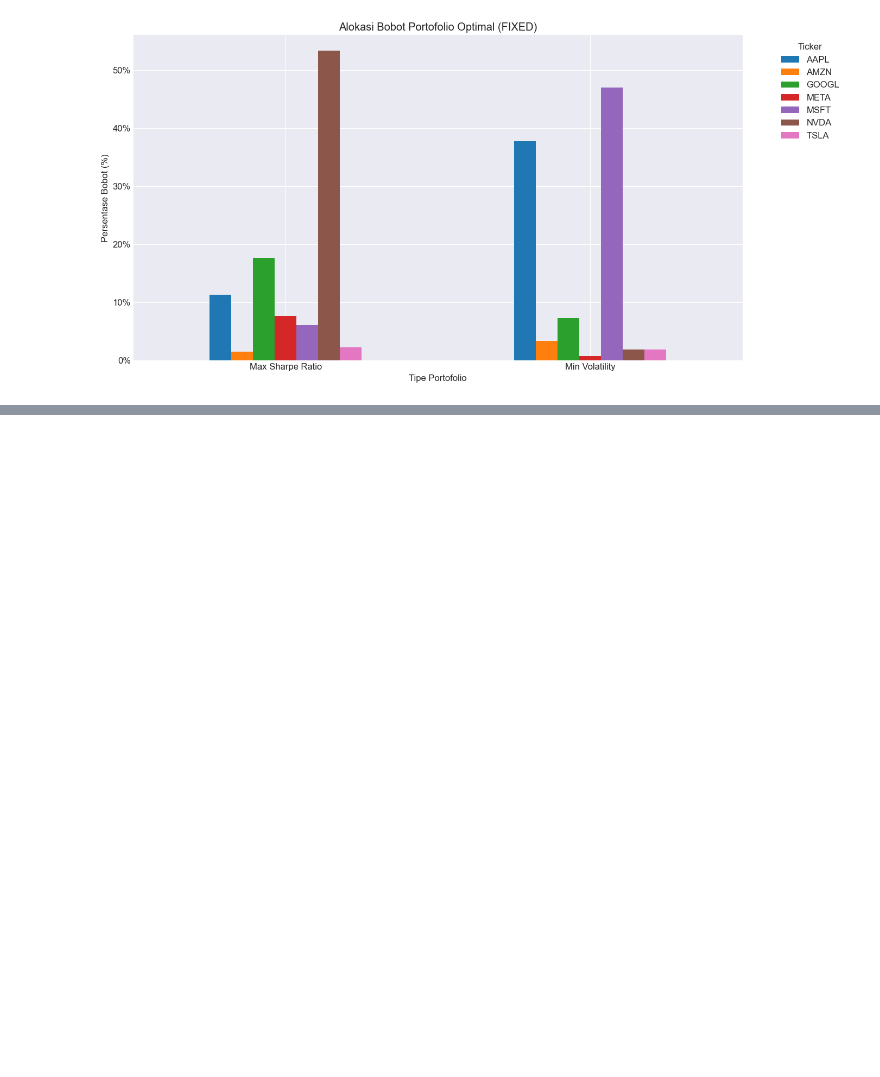
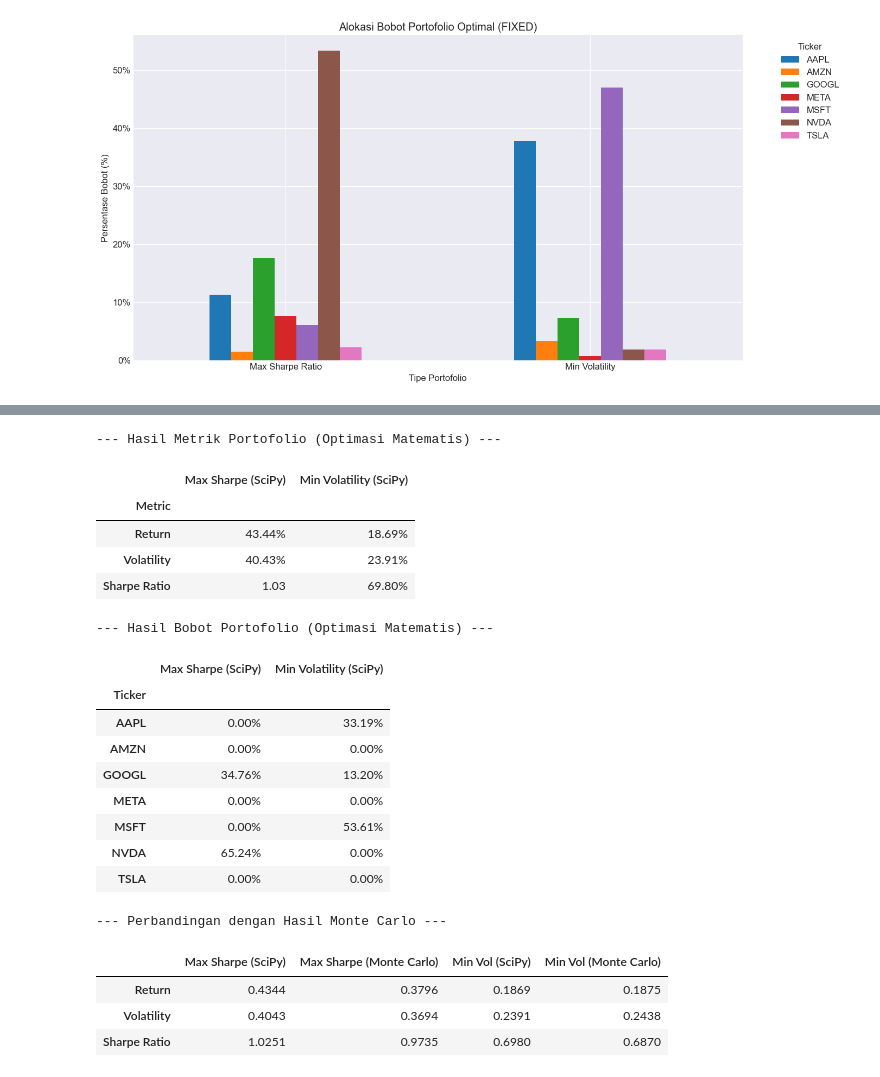
Before and after one commit to mrraihan29/quant-portfolio-analysis, a Jupyter notebook: 01_Portfolio_Analysis.ipynb, the cells around one changed output, grey strips where cells are left out. Drawn from its saved outputs; the diff is of its cells as text; code cells hidden in the pictures; blank space fills up the shorter version.

Commit message:
Feat: Complete mathematical optimization using SciPy. Identify optimal Sharpe and MinVol portfolios.

```diff
--- a/01_Portfolio_Analysis.ipynb
+++ b/01_Portfolio_Analysis.ipynb
@@ -745,0 +857,73 @@ Alokasi Bobot Portofolio Optimal (FIXED):
+# %%
+# Ekstrak bobot optimal dari hasil
+opt_sharpe_weights = opt_sharpe_result.x
+opt_vol_weights = opt_vol_result.x
+
+# Dapatkan metrik untuk portofolio hasil optimasi
+opt_sharpe_metrics = get_portfolio_metrics(opt_sharpe_weights, mu, Sigma, RISK_FREE_RATE)
+opt_vol_metrics = get_portfolio_metrics(opt_vol_weights, mu, Sigma, RISK_FREE_RATE)
+
+# Buat DataFrame untuk menampilkan hasil
+opt_results_df = pd.DataFrame({
+    'Metric': ['Return', 'Volatility', 'Sharpe Ratio'],
+    'Max Sharpe (SciPy)': opt_sharpe_metrics,
+    'Min Volatility (SciPy)': opt_vol_metrics
+}).set_index('Metric')
+
+opt_weights_df = pd.DataFrame({
+    'Ticker': correct_order,
+    'Max Sharpe (SciPy)': opt_sharpe_weights,
+    'Min Volatility (SciPy)': opt_vol_weights
+}).set_index('Ticker')
+
+
+# --- Tampilkan Hasil ---
+print("\n--- Hasil Metrik Portofolio (Optimasi Matematis) ---")
+display(opt_results_df.map(lambda x: f"{(x*100):.2f}%" if x < 1 else f"{x:.2f}"))
+
+print("\n--- Hasil Bobot Portofolio (Optimasi Matematis) ---")
+display(opt_weights_df.map(lambda x: f"{(x*100):.2f}%"))
+
+# Bandingkan dengan hasil Monte Carlo kita
+print("\n--- Perbandingan dengan Hasil Monte Carlo ---")
+mc_max_sharpe_metrics = (
+    max_sharpe_port['Return'],
+    max_sharpe_port['Volatility'],
+    max_sharpe_port['SharpeRatio']
+)
+mc_min_vol_metrics = (
+    min_vol_port['Return'],
+    min_vol_port['Volatility'],
+    min_vol_port['SharpeRatio']
+)
+
+comparison_df = pd.DataFrame({
+    'Max Sharpe (SciPy)': opt_sharpe_metrics,
+    'Max Sharpe (Monte Carlo)': mc_max_sharpe_metrics,
+    'Min Vol (SciPy)': opt_vol_metrics,
+    'Min Vol (Monte Carlo)': mc_min_vol_metrics
+}, index=['Return', 'Volatility', 'Sharpe Ratio'])
+
+display(comparison_df.map(lambda x: f"{x:.4f}"))
+# %% [output]
+--- Hasil Metrik Portofolio (Optimasi Matematis) ---
+|  | Max Sharpe (SciPy) | Min Volatility (SciPy) |
+| Metric |  |  |
+| Return | 43.44% | 18.69% |
+| Volatility | 40.43% | 23.91% |
+| Sharpe Ratio | 1.03 | 69.80% |
+--- Hasil Bobot Portofolio (Optimasi Matematis) ---
+|  | Max Sharpe (SciPy) | Min Volatility (SciPy) |
+| Ticker |  |  |
+| AAPL | 0.00% | 33.19% |
+| AMZN | 0.00% | 0.00% |
+| GOOGL | 34.76% | 13.20% |
+| META | 0.00% | 0.00% |
+| MSFT | 0.00% | 53.61% |
+| NVDA | 65.24% | 0.00% |
+| TSLA | 0.00% | 0.00% |
+--- Perbandingan dengan Hasil Monte Carlo ---
+|  | Max Sharpe (SciPy) | Max Sharpe (Monte Carlo) | Min Vol (SciPy) | Min Vol (Monte Carlo) |
+| Return | 0.4344 | 0.3796 | 0.1869 | 0.1875 |
+| Volatility | 0.4043 | 0.3694 | 0.2391 | 0.2438 |
+| Sharpe Ratio | 1.0251 | 0.9735 | 0.6980 | 0.6870 |
```
Also changed, not shown: parts of 3 cells of this notebook.
